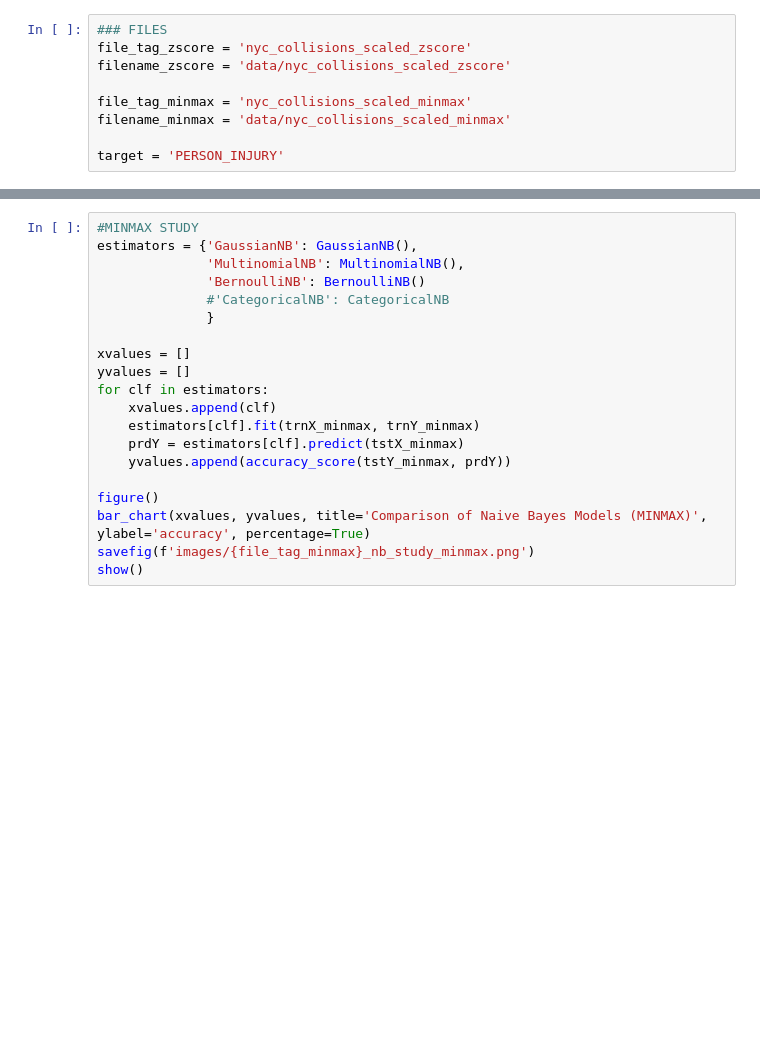
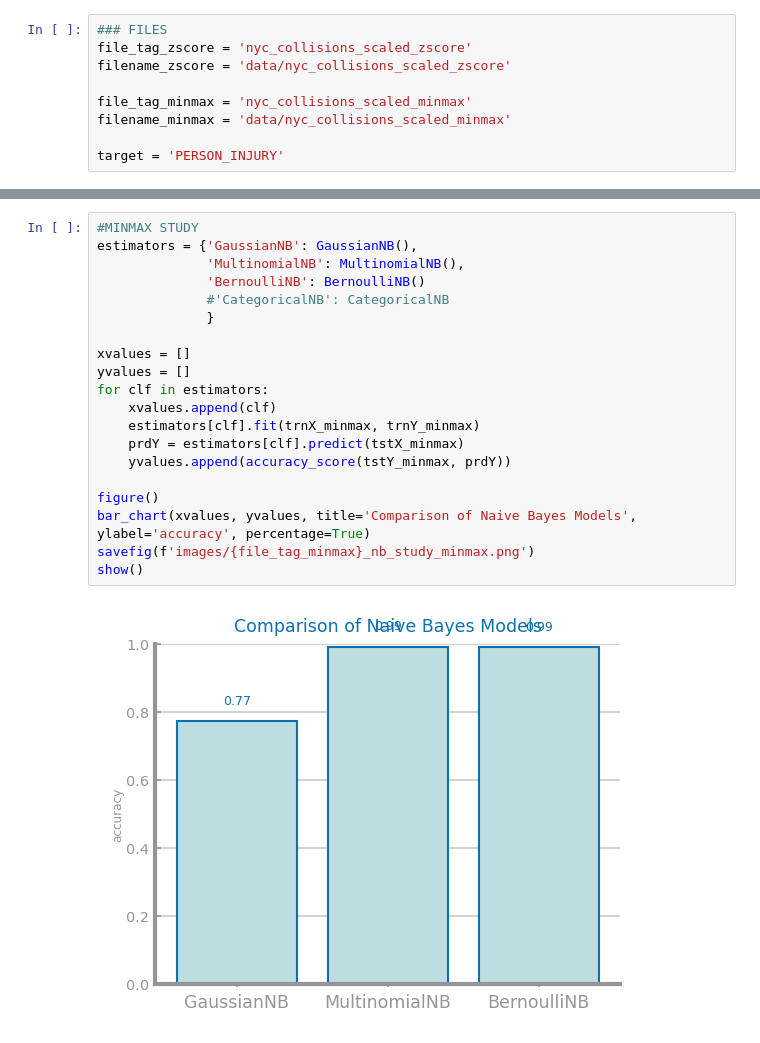
Before and after one commit to falc00/projetoCD, a Jupyter notebook: lab4_dataset1.ipynb, the cells around one changed output, grey strips where cells are left out. Drawn from its saved outputs; the diff is of its cells as text; blank space fills up the shorter version.

```diff
--- a/lab4_dataset1.ipynb
+++ b/lab4_dataset1.ipynb
@@ -82,23 +86,25 @@ show()
 # %%
 #MINMAX STUDY
 estimators = {'GaussianNB': GaussianNB(),
               'MultinomialNB': MultinomialNB(),
               'BernoulliNB': BernoulliNB()
               #'CategoricalNB': CategoricalNB
               }
 
 xvalues = []
 yvalues = []
 for clf in estimators:
     xvalues.append(clf)
     estimators[clf].fit(trnX_minmax, trnY_minmax)
     prdY = estimators[clf].predict(tstX_minmax)
     yvalues.append(accuracy_score(tstY_minmax, prdY))
 
 figure()
-bar_chart(xvalues, yvalues, title='Comparison of Naive Bayes Models (MINMAX)', ylabel='accuracy', percentage=True)
+bar_chart(xvalues, yvalues, title='Comparison of Naive Bayes Models', ylabel='accuracy', percentage=True)
 savefig(f'images/{file_tag_minmax}_nb_study_minmax.png')
 show()
+# %% [output]
+[figure, added]
 # %%
 #ZSCORE STUDY
 estimators = {'GaussianNB': GaussianNB(),
```
Also changed, not shown: parts of 3 cells of this notebook.
